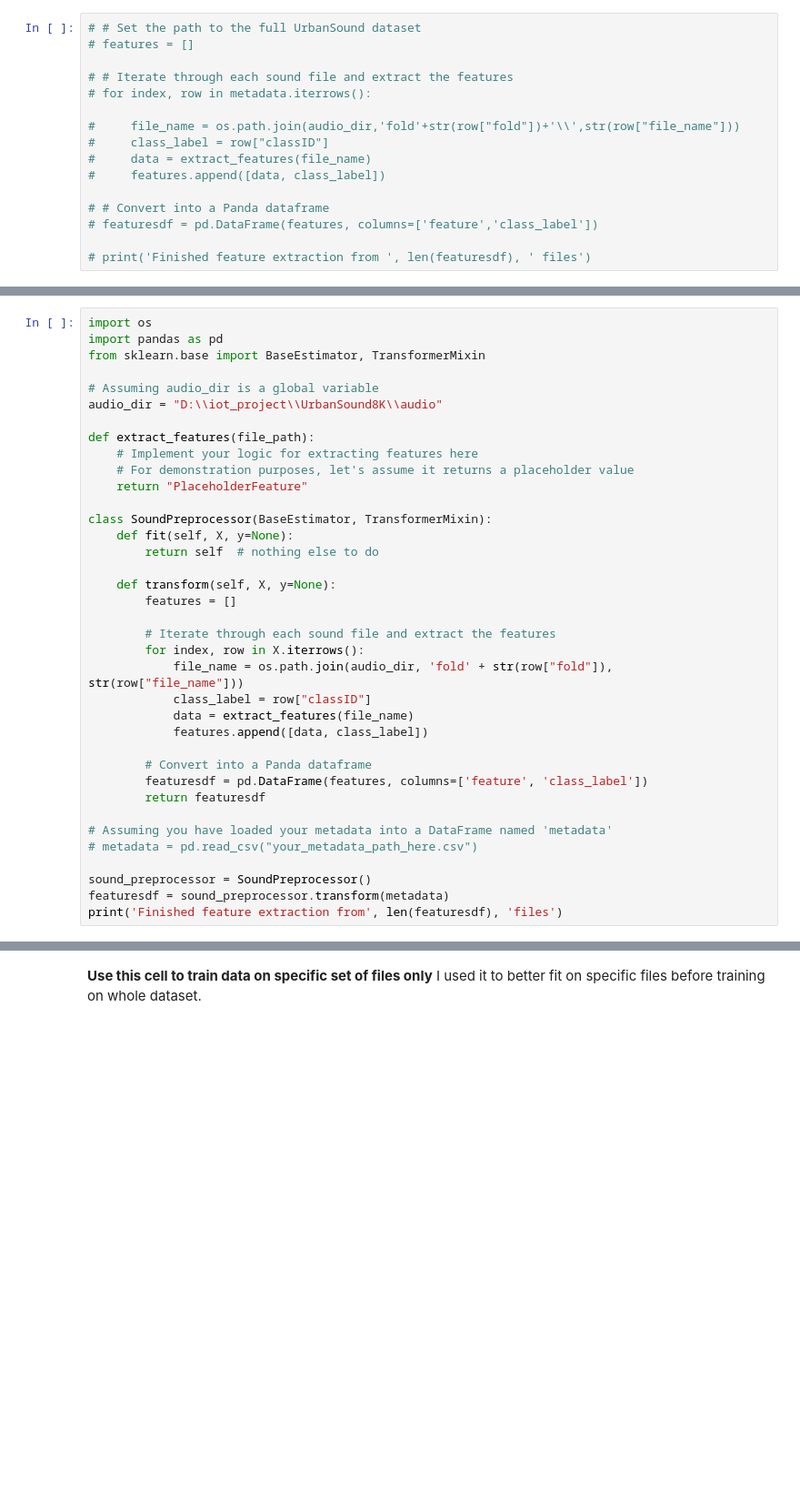
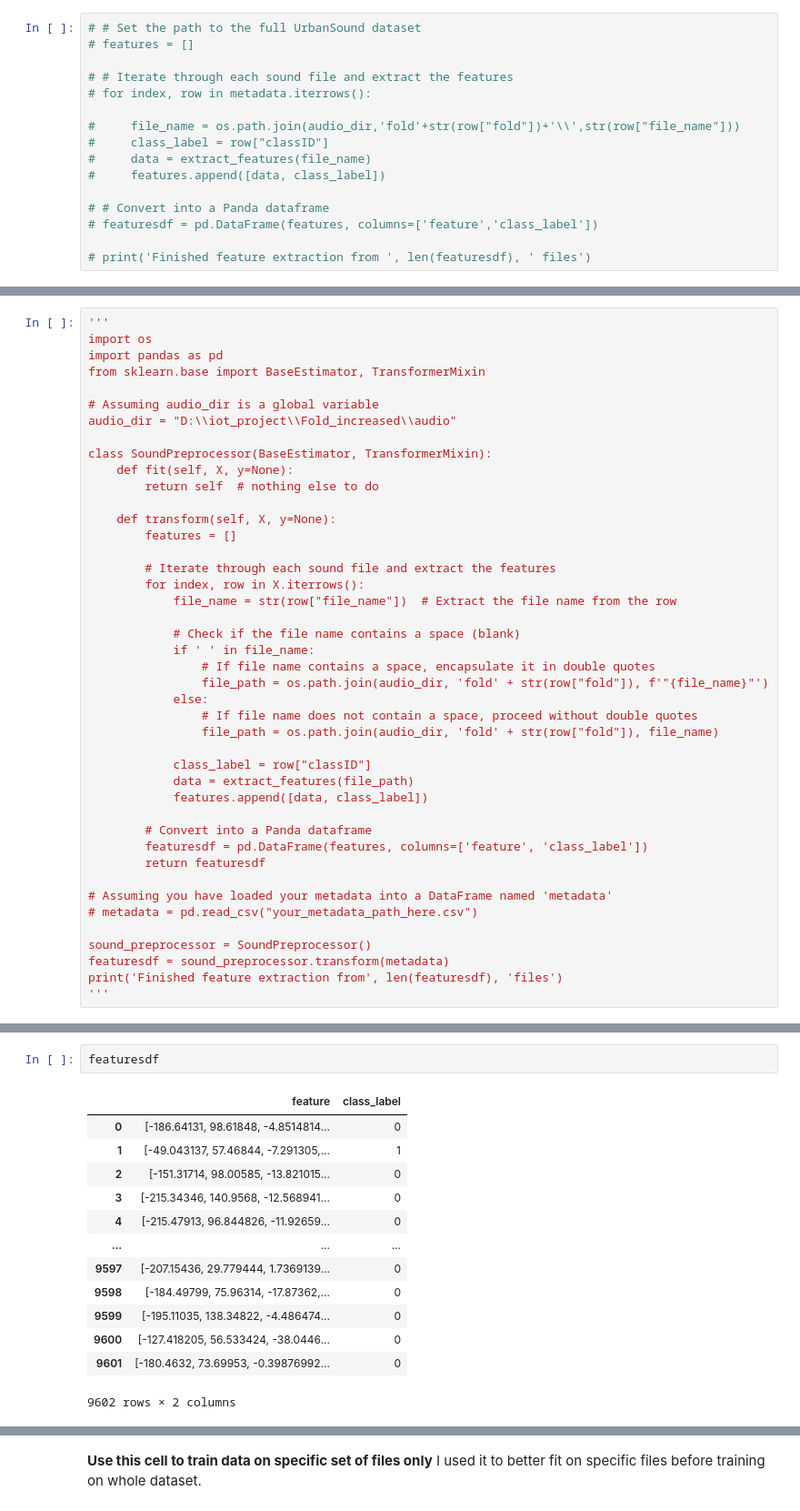
Before and after one commit to ZehraMogulkoc/Gunshot_Detection, a Jupyter notebook: model.ipynb, the cells around one changed output, grey strips where cells are left out. Shown at 91% size. Cells and saved outputs as stored; diff of their text form; blank space fills up the shorter version.

```diff
--- a/model.ipynb
+++ b/model.ipynb
@@ -262,15 +373,11 @@ def extract_features_arr(audio_arr, sample_rate):
 # %%
+'''
 import os
 import pandas as pd
 from sklearn.base import BaseEstimator, TransformerMixin
 
 # Assuming audio_dir is a global variable
-audio_dir = "D:\\iot_project\\UrbanSound8K\\audio"
-
-def extract_features(file_path):
-    # Implement your logic for extracting features here
-    # For demonstration purposes, let's assume it returns a placeholder value
-    return "PlaceholderFeature"
+audio_dir = "D:\\iot_project\\Fold_increased\\audio"
 
 class SoundPreprocessor(BaseEstimator, TransformerMixin):
     def fit(self, X, y=None):
@@ -281,9 +388,18 @@ class SoundPreprocessor(BaseEstimator, TransformerMixin):
 
         # Iterate through each sound file and extract the features
         for index, row in X.iterrows():
-            file_name = os.path.join(audio_dir, 'fold' + str(row["fold"]), str(row["file_name"]))
+            file_name = str(row["file_name"])  # Extract the file name from the row
+
+            # Check if the file name contains a space (blank)
+            if ' ' in file_name:
+                # If file name contains a space, encapsulate it in double quotes
+                file_path = os.path.join(audio_dir, 'fold' + str(row["fold"]), f'"{file_name}"')
+            else:
+                # If file name does not contain a space, proceed without double quotes
+                file_path = os.path.join(audio_dir, 'fold' + str(row["fold"]), file_name)
+
             class_label = row["classID"]
-            data = extract_features(file_name)
+            data = extract_features(file_path)
             features.append([data, class_label])
 
         # Convert into a Panda dataframe
@@ -296,4 +412,5 @@ class SoundPreprocessor(BaseEstimator, TransformerMixin):
 sound_preprocessor = SoundPreprocessor()
 featuresdf = sound_preprocessor.transform(metadata)
 print('Finished feature extraction from', len(featuresdf), 'files')
+'''
 # %% [output]
@@ -394,3 +583,19 @@ class SoundFeatureExtractor(BaseEstimator, TransformerMixin):
 #         le = LabelEncoder()
 #         yy = to_categorical(le.fit_transform(y))
 #         return yy
+# %%
+featuresdf
+# %% [output]
+|  | feature | class_label |
+| 0 | [-186.64131, 98.61848, -4.8514814... | 0 |
+| 1 | [-49.043137, 57.46844, -7.291305,... | 1 |
+| 2 | [-151.31714, 98.00585, -13.821015... | 0 |
+| 3 | [-215.34346, 140.9568, -12.568941... | 0 |
+| 4 | [-215.47913, 96.844826, -11.92659... | 0 |
+| ... | ... | ... |
+| 9597 | [-207.15436, 29.779444, 1.7369139... | 0 |
+| 9598 | [-184.49799, 75.96314, -17.87362,... | 0 |
+| 9599 | [-195.11035, 138.34822, -4.486474... | 0 |
+| 9600 | [-127.418205, 56.533424, -38.0446... | 0 |
+| 9601 | [-180.4632, 73.69953, -0.39876992... | 0 |
+9602 rows × 2 columns
```
Also changed, not shown: parts of 38 cells of this notebook, 10 other files.
